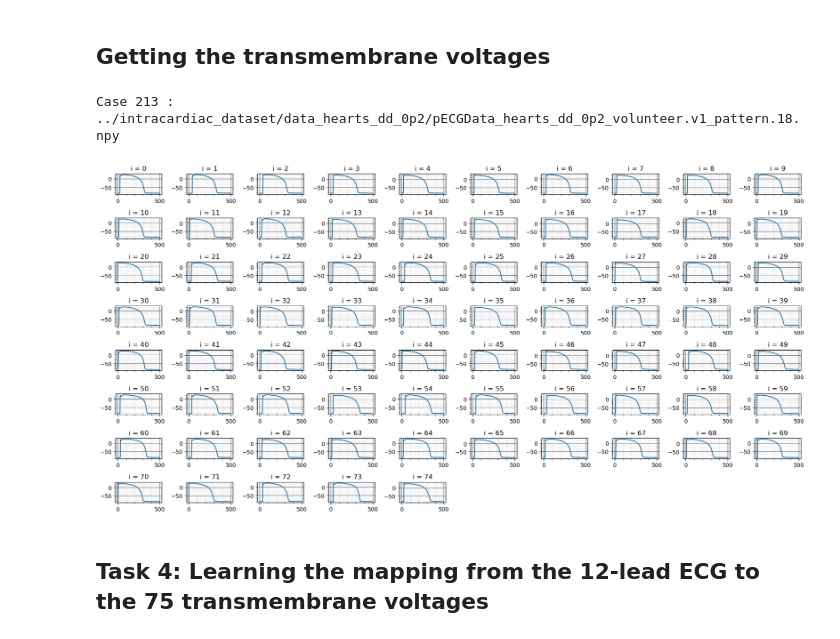
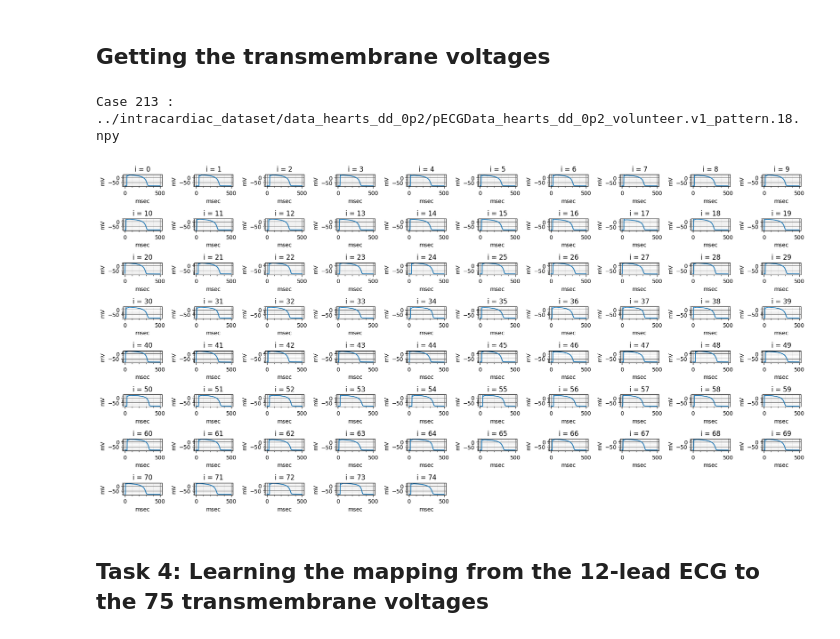
Before and after one commit to kh-bh/DSC_2024_Space_Jam, a Jupyter notebook: Task_Four/task_4_getting_started.ipynb, the cells around one changed output. Drawn from its saved outputs; the diff is of its cells as text; code cells hidden in the pictures.

Commit message:
Add plot labels

```diff
--- a/Task_Four/task_4_getting_started.ipynb
+++ b/Task_Four/task_4_getting_started.ipynb
@@ -134,30 +134,30 @@ Case 213 : ../intracardiac_dataset/data_hearts_dd_0p2/pECGData_hearts_dd_0p2_vol
 # %%
 # Example of file pair
 case = 213
 # Vm plot
 row = 7
 column = 10
 plt.figure(figsize=(18, 9))
 
 print('Case {} : {}'.format(case, file_pairs[case][0]))
 VmData = np.load(file_pairs[case][1])
 
 for count, i in enumerate(range(VmData.shape[1])):
     plt.subplot(8, 10, count + 1)
     plt.plot(VmData[0:num_timesteps,i])
     plt.title(f'i = {i}')
     plt.grid(visible=True, which='major', color='#666666', linestyle='-')
     plt.minorticks_on()
     plt.grid(visible=True, which='minor', color='#999999', linestyle='-', alpha=0.2)
-    # plt.xlabel('msec')
-    # plt.ylabel('mV')
+    plt.xlabel('msec')
+    plt.ylabel('mV')
 plt.tight_layout()
 plt.show()
 # close
 plt.close()
 # %% [output]
 Case 213 : ../intracardiac_dataset/data_hearts_dd_0p2/pECGData_hearts_dd_0p2_volunteer.v1_pattern.18.npy
-[figure, old version]
+[figure, new version]
 # %% [markdown]
 ## Task 4: Learning the mapping from the 12-lead ECG to the 75 transmembrane voltages
 # %%
```
